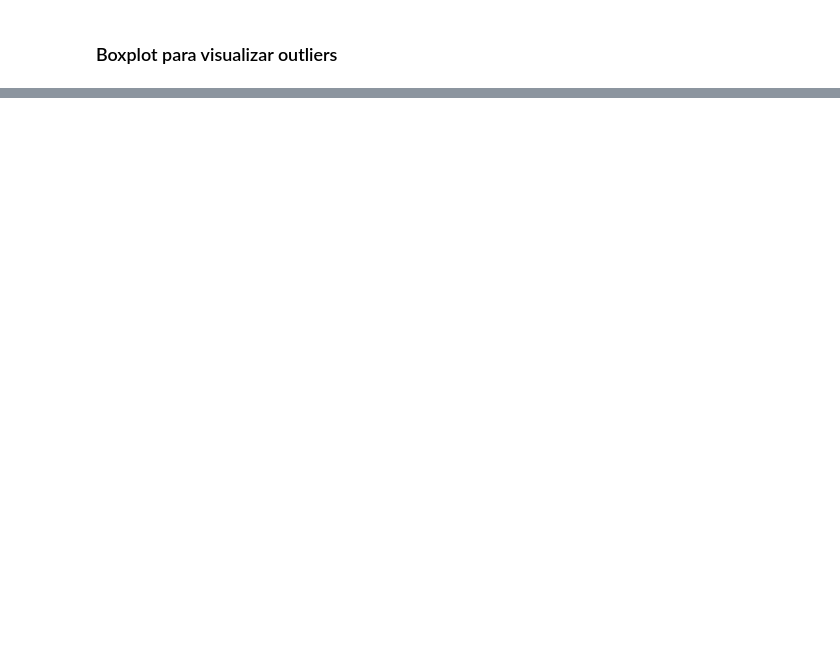
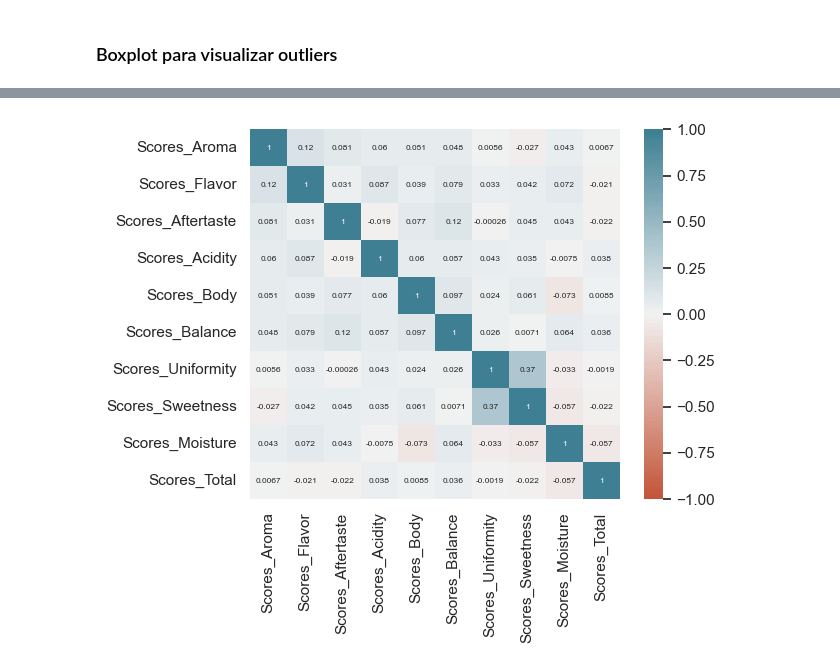
Before and after one commit to pepeargent0/TP3_MD, a Jupyter notebook: tp3_mdd.ipynb, the cells around one changed output, grey strips where cells are left out. Cells and saved outputs as stored; diff of their text form; code cells hidden in the pictures; blank space fills up the shorter version.

```diff
--- a/tp3_mdd.ipynb
+++ b/tp3_mdd.ipynb
@@ -202,0 +188,2 @@ Name: 832, dtype: object
+# %%
+df['Scores_Moisture'] = df['Scores_Moisture'].replace(0, df['Scores_Moisture'].median())
@@ -202,0 +192,6 @@ Name: 832, dtype: object
+# %%
+df_sub = df.drop('Color', axis=1)
+scaler_mm = MinMaxScaler()
+X_scaled = scaler_mm.fit_transform(df_sub)
+# Crear un nuevo DataFrame estandarizado con los nombres de las columnas originales
+df_std2 = pd.DataFrame(X_scaled, columns=df_sub.columns)
@@ -202,0 +214,18 @@ Name: 832, dtype: object
+# %%
+corr = df_std2.corr()
+ax = sns.heatmap(
+    corr,
+    vmin=-1, vmax=1, center=0,
+    cmap=sns.diverging_palette(20, 220, n=200),
+    square=True,
+    annot = True,
+    annot_kws = {'size': 6}
+)
+ax.set_xticklabels(
+    ax.get_xticklabels(),
+    rotation=90,
+    horizontalalignment='center'
+)
+plt.show()
+# %% [output]
+[figure, added]
```
Also changed, not shown: parts of 55 cells of this notebook.
